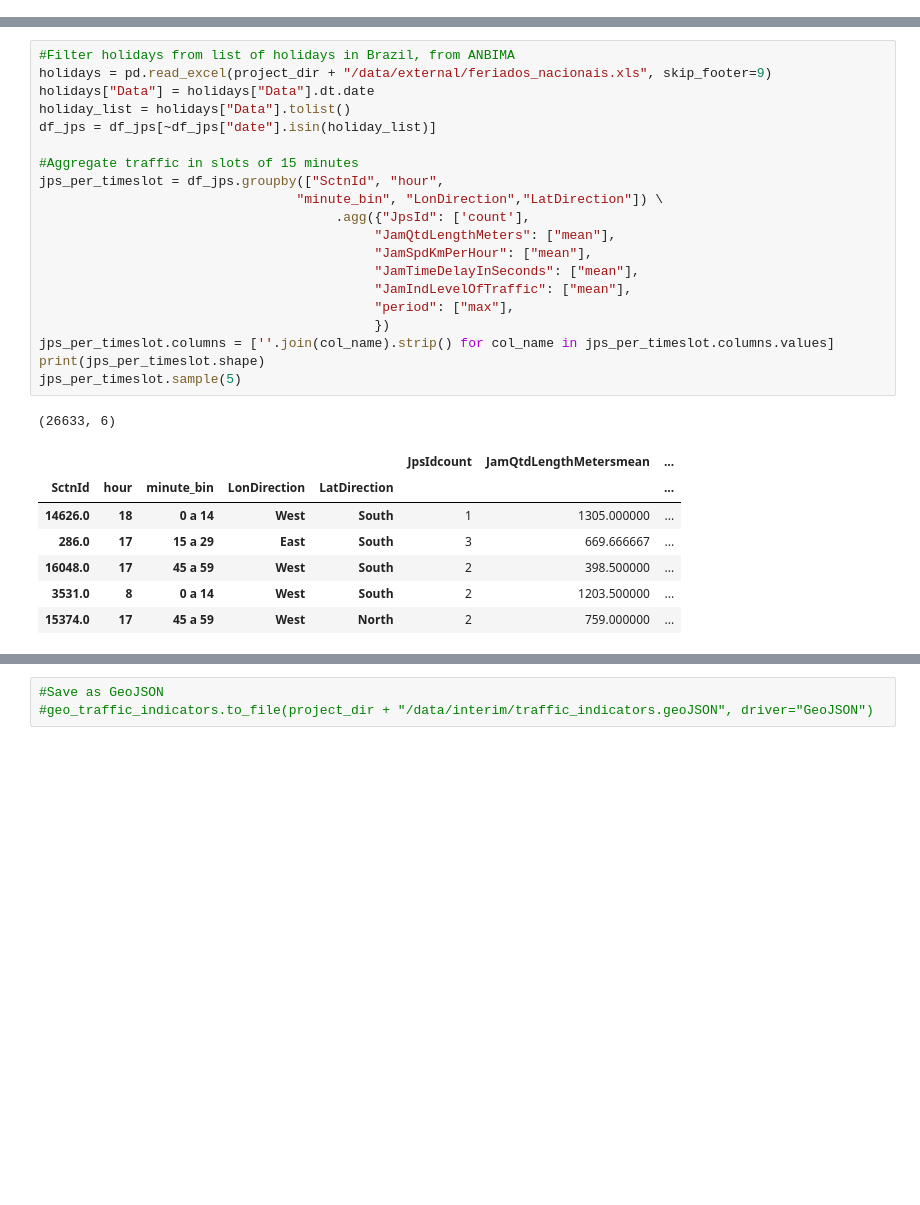
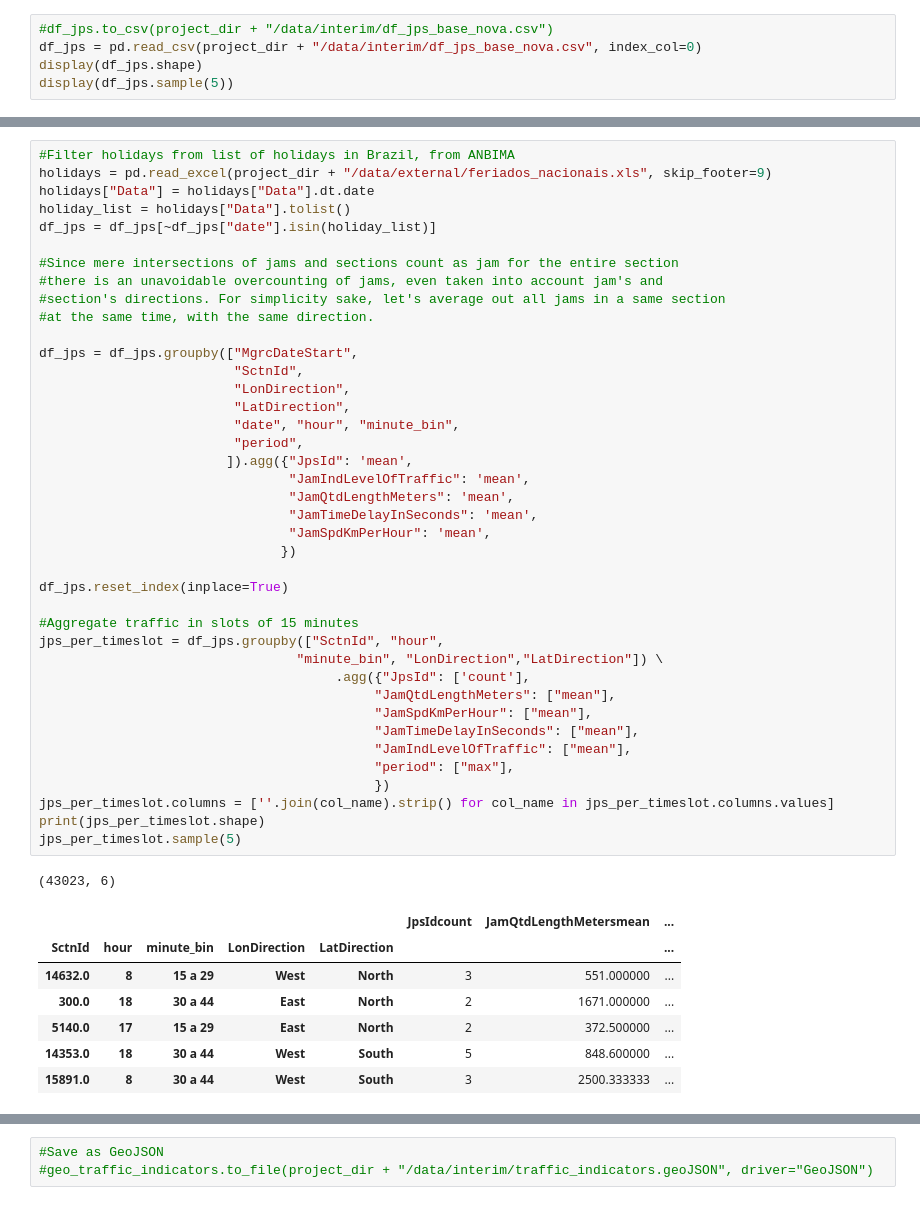
Before and after one commit to pmj-sepud/Joinville-Smart-Mobility, a Jupyter notebook: notebooks/reports/201801-GabrielBogo-Traffic_Probabilities.ipynb, the cells around one changed output, grey strips where cells are left out. Drawn from its saved outputs; the diff is of its cells as text; blank space fills up the shorter version.

Commit message:
code to merge sections and jams through intersections filtered with directions works, but is hightly imperfect. Proceed to a new more robust algorithm

```diff
--- a/notebooks/reports/201801-GabrielBogo-Traffic_Probabilities.ipynb
+++ b/notebooks/reports/201801-GabrielBogo-Traffic_Probabilities.ipynb
@@ -47,0 +51,5 @@ df_jps.sample(5)
+# %%
+#df_jps.to_csv(project_dir + "/data/interim/df_jps_base_nova.csv")
+df_jps = pd.read_csv(project_dir + "/data/interim/df_jps_base_nova.csv", index_col=0)
+display(df_jps.shape)
+display(df_jps.sample(5))
@@ -48,32 +64,52 @@ df_jps.sample(5)
 # %%
 #Filter holidays from list of holidays in Brazil, from ANBIMA
 holidays = pd.read_excel(project_dir + "/data/external/feriados_nacionais.xls", skip_footer=9)
 holidays["Data"] = holidays["Data"].dt.date
 holiday_list = holidays["Data"].tolist()
 df_jps = df_jps[~df_jps["date"].isin(holiday_list)]
+
+#Since mere intersections of jams and sections count as jam for the entire section
+#there is an unavoidable overcounting of jams, even taken into account jam's and
+#section's directions. For simplicity sake, let's average out all jams in a same section
+#at the same time, with the same direction.
+
+df_jps = df_jps.groupby(["MgrcDateStart",
+                         "SctnId",
+                         "LonDirection",
+                         "LatDirection",
+                         "date", "hour", "minute_bin",
+                         "period",
+                        ]).agg({"JpsId": 'mean',
+                                "JamIndLevelOfTraffic": 'mean',
+                                "JamQtdLengthMeters": 'mean',
+                                "JamTimeDelayInSeconds": 'mean',
+                                "JamSpdKmPerHour": 'mean',
+                               })
+
+df_jps.reset_index(inplace=True)
 
 #Aggregate traffic in slots of 15 minutes
 jps_per_timeslot = df_jps.groupby(["SctnId", "hour",
                                  "minute_bin", "LonDirection","LatDirection"]) \
                                       .agg({"JpsId": ['count'],
                                            "JamQtdLengthMeters": ["mean"],
                                            "JamSpdKmPerHour": ["mean"],
                                            "JamTimeDelayInSeconds": ["mean"],
                                            "JamIndLevelOfTraffic": ["mean"],
                                            "period": ["max"],
                                            })
 jps_per_timeslot.columns = [''.join(col_name).strip() for col_name in jps_per_timeslot.columns.values]
 print(jps_per_timeslot.shape)
 jps_per_timeslot.sample(5)
 # %% [output]
-(26633, 6)
+(43023, 6)
 |  |  |  |  |  | JpsIdcount | JamQtdLengthMetersmean | ... |
 | SctnId | hour | minute_bin | LonDirection | LatDirection |  |  | ... |
-| 14626.0 | 18 | 0 a 14 | West | South | 1 | 1305.000000 | ... |
-| 286.0 | 17 | 15 a 29 | East | South | 3 | 669.666667 | ... |
-| 16048.0 | 17 | 45 a 59 | West | South | 2 | 398.500000 | ... |
-| 3531.0 | 8 | 0 a 14 | West | South | 2 | 1203.500000 | ... |
-| 15374.0 | 17 | 45 a 59 | West | North | 2 | 759.000000 | ... |
+| 14632.0 | 8 | 15 a 29 | West | North | 3 | 551.000000 | ... |
+| 300.0 | 18 | 30 a 44 | East | North | 2 | 1671.000000 | ... |
+| 5140.0 | 17 | 15 a 29 | East | North | 2 | 372.500000 | ... |
+| 14353.0 | 18 | 30 a 44 | West | South | 5 | 848.600000 | ... |
+| 15891.0 | 8 | 30 a 44 | West | South | 3 | 2500.333333 | ... |
 # %%
 #Merge dataset with total number of waze signals, for each bin
 jps_per_timeslot.reset_index(level=["SctnId", "LonDirection","LatDirection"], inplace=True)
```
Also changed, not shown: parts of 6 cells of this notebook, 4 other files.
